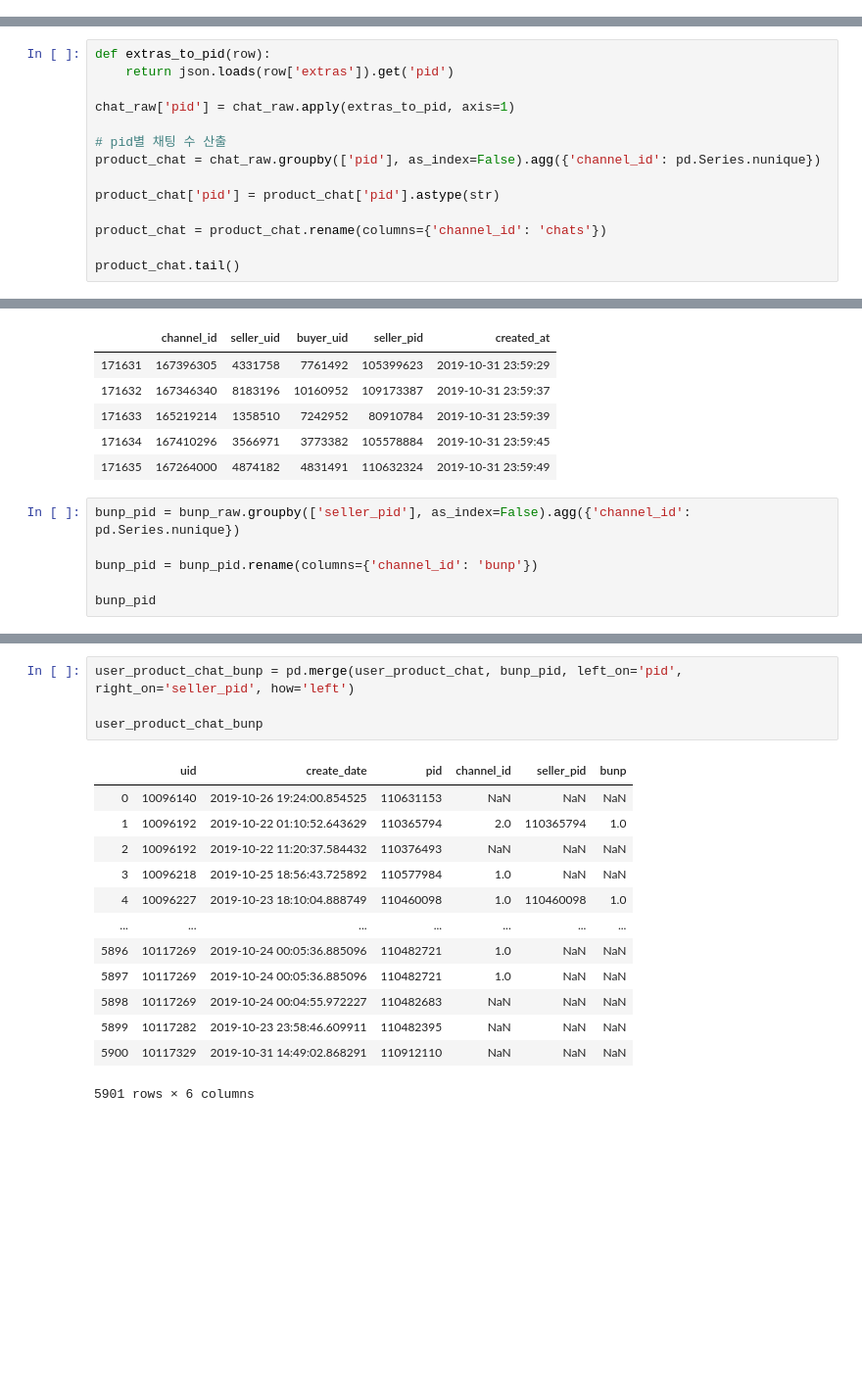
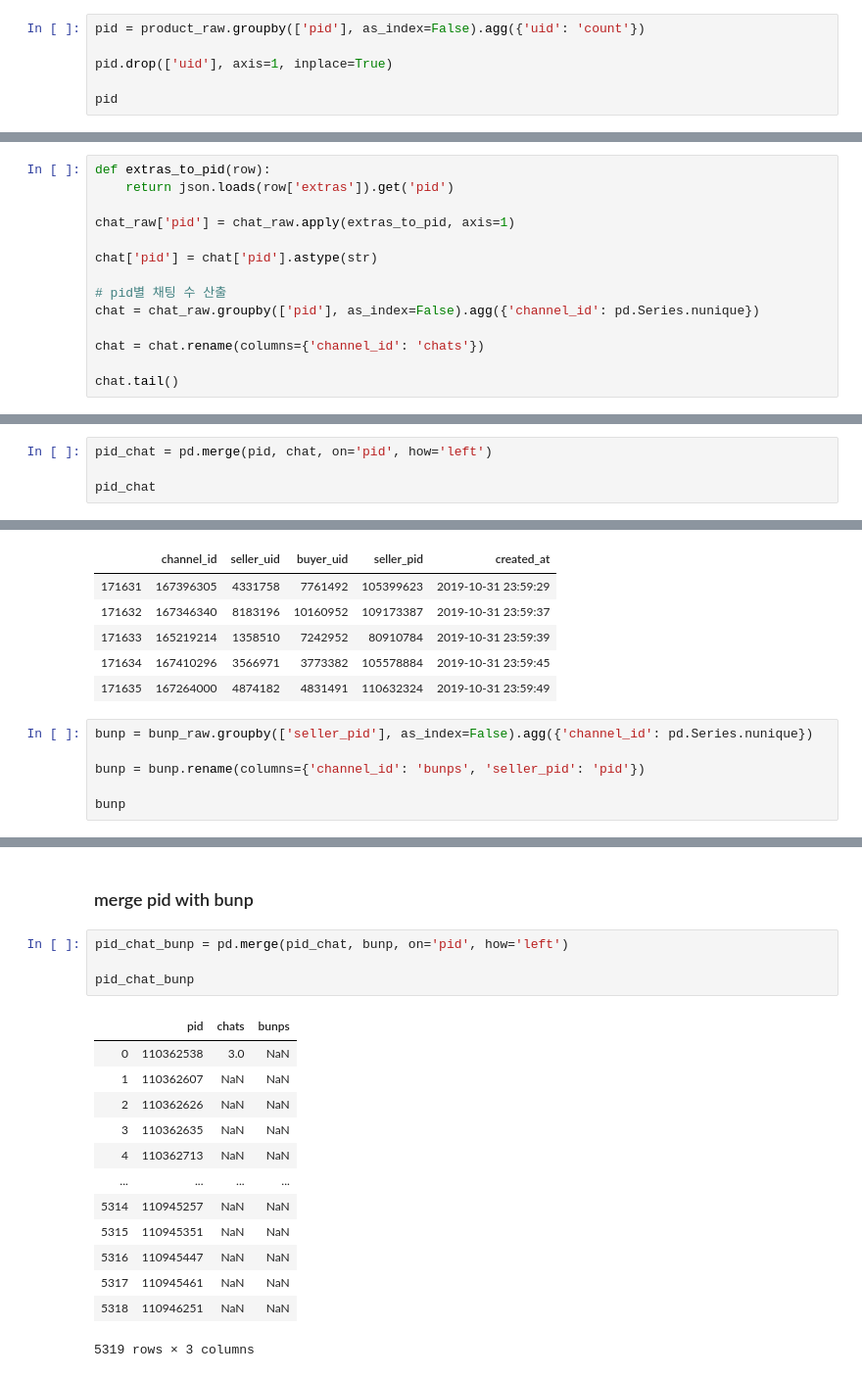
Before and after one commit to kiyoja07/python-bunjang, a Jupyter notebook: data-analysis/jupyter/reward_event.ipynb, the cells around one changed output, grey strips where cells are left out. Shown at 98% size. Cells and saved outputs as stored; diff of their text form; blank space fills up the shorter version.

```diff
--- a/data-analysis/jupyter/reward_event.ipynb
+++ b/data-analysis/jupyter/reward_event.ipynb
@@ -135,0 +123,6 @@ product_raw
+# %%
+pid = product_raw.groupby(['pid'], as_index=False).agg({'uid': 'count'})
+
+pid.drop(['uid'], axis=1, inplace=True)
+
+pid
@@ -224,12 +233,12 @@ def extras_to_pid(row):
 
 chat_raw['pid'] = chat_raw.apply(extras_to_pid, axis=1)
 
+chat['pid'] = chat['pid'].astype(str)
+
 # pid별 채팅 수 산출
-product_chat = chat_raw.groupby(['pid'], as_index=False).agg({'channel_id': pd.Series.nunique})
+chat = chat_raw.groupby(['pid'], as_index=False).agg({'channel_id': pd.Series.nunique})
 
-product_chat['pid'] = product_chat['pid'].astype(str)
+chat = chat.rename(columns={'channel_id': 'chats'})
 
-product_chat = product_chat.rename(columns={'channel_id': 'chats'})
-
-product_chat.tail()
+chat.tail()
 # %% [output]
@@ -270,0 +253,4 @@ numpy.int64
+# %%
+pid_chat = pd.merge(pid, chat, on='pid', how='left')
+
+pid_chat
@@ -287,9 +287,9 @@ bunp_raw.tail()
 | 171634 | 167410296 | 3566971 | 3773382 | 105578884 | 2019-10-31 23:59:45 |
 | 171635 | 167264000 | 4874182 | 4831491 | 110632324 | 2019-10-31 23:59:49 |
 # %%
-bunp_pid = bunp_raw.groupby(['seller_pid'], as_index=False).agg({'channel_id': pd.Series.nunique})
+bunp = bunp_raw.groupby(['seller_pid'], as_index=False).agg({'channel_id': pd.Series.nunique})
 
-bunp_pid = bunp_pid.rename(columns={'channel_id': 'bunp'})
+bunp = bunp.rename(columns={'channel_id': 'bunps', 'seller_pid': 'pid'})
 
-bunp_pid
+bunp
 # %% [output]
@@ -306,21 +306,23 @@ bunp_pid
 | 145214 | 99998714 | 1 |
 | 145215 | 99999539 | 2 |
 145216 rows × 2 columns
+# %% [markdown]
+### merge pid with bunp
 # %%
-user_product_chat_bunp = pd.merge(user_product_chat, bunp_pid, left_on='pid', right_on='seller_pid', how='left')
+pid_chat_bunp = pd.merge(pid_chat, bunp, on='pid', how='left')
 
-user_product_chat_bunp
+pid_chat_bunp
 # %% [output]
-|  | uid | create_date | pid | channel_id | seller_pid | bunp |
-| 0 | 10096140 | 2019-10-26 19:24:00.854525 | 110631153 | NaN | NaN | NaN |
-| 1 | 10096192 | 2019-10-22 01:10:52.643629 | 110365794 | 2.0 | 110365794 | 1.0 |
-| 2 | 10096192 | 2019-10-22 11:20:37.584432 | 110376493 | NaN | NaN | NaN |
-| 3 | 10096218 | 2019-10-25 18:56:43.725892 | 110577984 | 1.0 | NaN | NaN |
-| 4 | 10096227 | 2019-10-23 18:10:04.888749 | 110460098 | 1.0 | 110460098 | 1.0 |
-| ... | ... | ... | ... | ... | ... | ... |
-| 5896 | 10117269 | 2019-10-24 00:05:36.885096 | 110482721 | 1.0 | NaN | NaN |
-| 5897 | 10117269 | 2019-10-24 00:05:36.885096 | 110482721 | 1.0 | NaN | NaN |
-| 5898 | 10117269 | 2019-10-24 00:04:55.972227 | 110482683 | NaN | NaN | NaN |
-| 5899 | 10117282 | 2019-10-23 23:58:46.609911 | 110482395 | NaN | NaN | NaN |
-| 5900 | 10117329 | 2019-10-31 14:49:02.868291 | 110912110 | NaN | NaN | NaN |
+|  | pid | chats | bunps |
+| 0 | 110362538 | 3.0 | NaN |
+| 1 | 110362607 | NaN | NaN |
+| 2 | 110362626 | NaN | NaN |
+| 3 | 110362635 | NaN | NaN |
+| 4 | 110362713 | NaN | NaN |
+| ... | ... | ... | ... |
+| 5314 | 110945257 | NaN | NaN |
+| 5315 | 110945351 | NaN | NaN |
+| 5316 | 110945447 | NaN | NaN |
+| 5317 | 110945461 | NaN | NaN |
+| 5318 | 110946251 | NaN | NaN |
-5901 rows × 6 columns
+5319 rows × 3 columns
```
Also changed, not shown: parts of 51 cells of this notebook.
